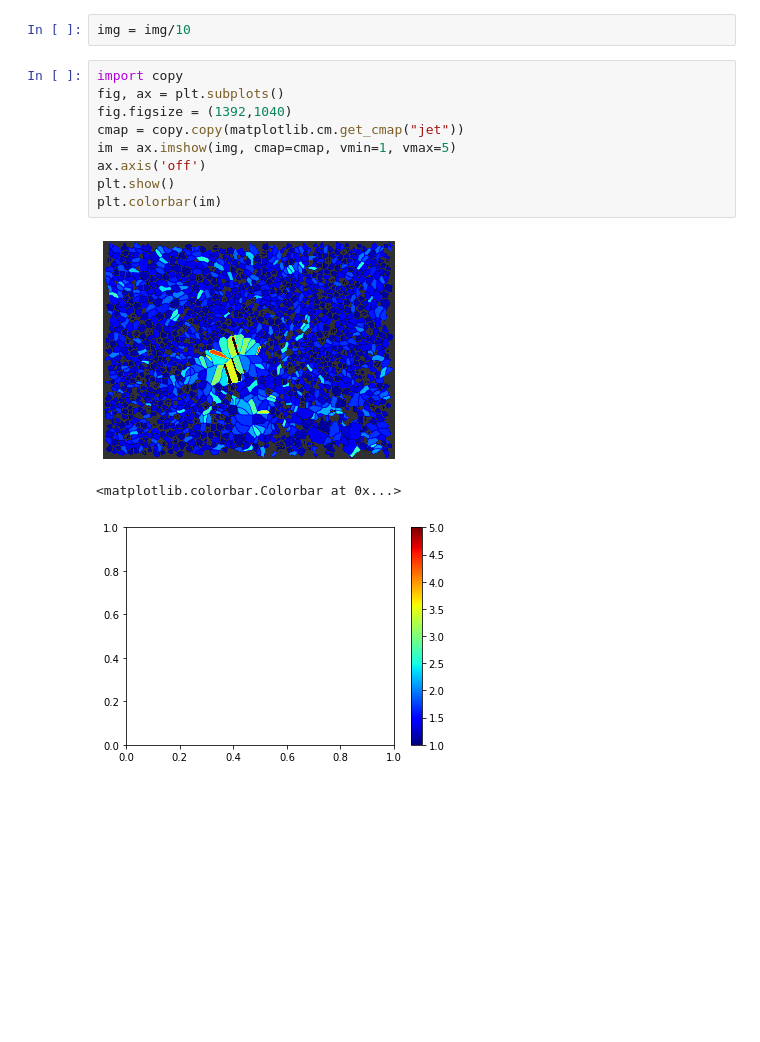
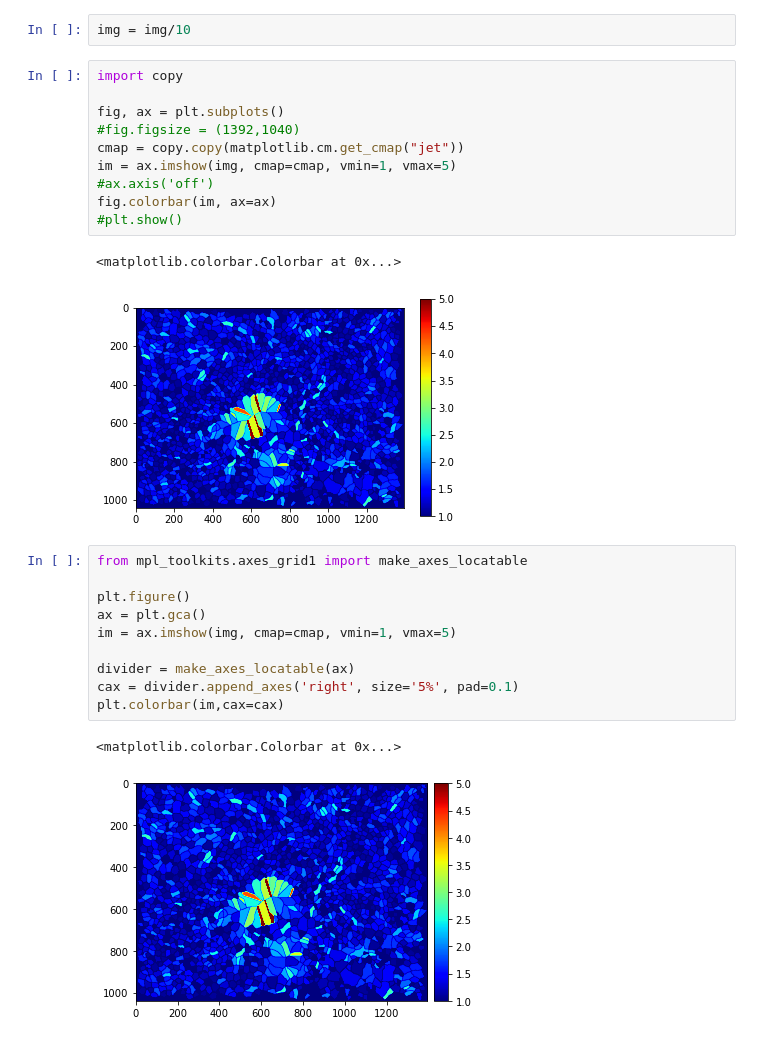
Before and after one commit to UH-LMU/lmu-users, a Jupyter notebook: toiba/cell-iq/ar_colormap.ipynb, the cells around one changed output. Saved outputs shown, nothing was run; the diff lists cells and outputs as text; blank space fills up the shorter version.

```diff
--- a/toiba/cell-iq/ar_colormap.ipynb
+++ b/toiba/cell-iq/ar_colormap.ipynb
@@ -8,14 +8,27 @@ img = plt.imread("/work/data/mushtaq/test_well_output/ar/2020_06_29_16_19_09_43_
 img = img/10
 # %%
 import copy
+
 fig, ax = plt.subplots()
-fig.figsize = (1392,1040)
+#fig.figsize = (1392,1040)
 cmap = copy.copy(matplotlib.cm.get_cmap("jet"))
 im = ax.imshow(img, cmap=cmap, vmin=1, vmax=5)
-ax.axis('off')
-plt.show()
-plt.colorbar(im)
+#ax.axis('off')
+fig.colorbar(im, ax=ax)
+#plt.show()
 # %% [output]
+<matplotlib.colorbar.Colorbar at 0x...>
-[figure, old version]
+[figure, new version]
-<matplotlib.colorbar.Colorbar at 0x...>
-[figure, removed]
+# %%
+from mpl_toolkits.axes_grid1 import make_axes_locatable
+
+plt.figure()
+ax = plt.gca()
+im = ax.imshow(img, cmap=cmap, vmin=1, vmax=5)
+
+divider = make_axes_locatable(ax)
+cax = divider.append_axes('right', size='5%', pad=0.1)
+plt.colorbar(im,cax=cax)
+# %% [output]
+<matplotlib.colorbar.Colorbar at 0x...>
+[figure, added]
```
Also changed, not shown: parts of 1 cell of this notebook.
